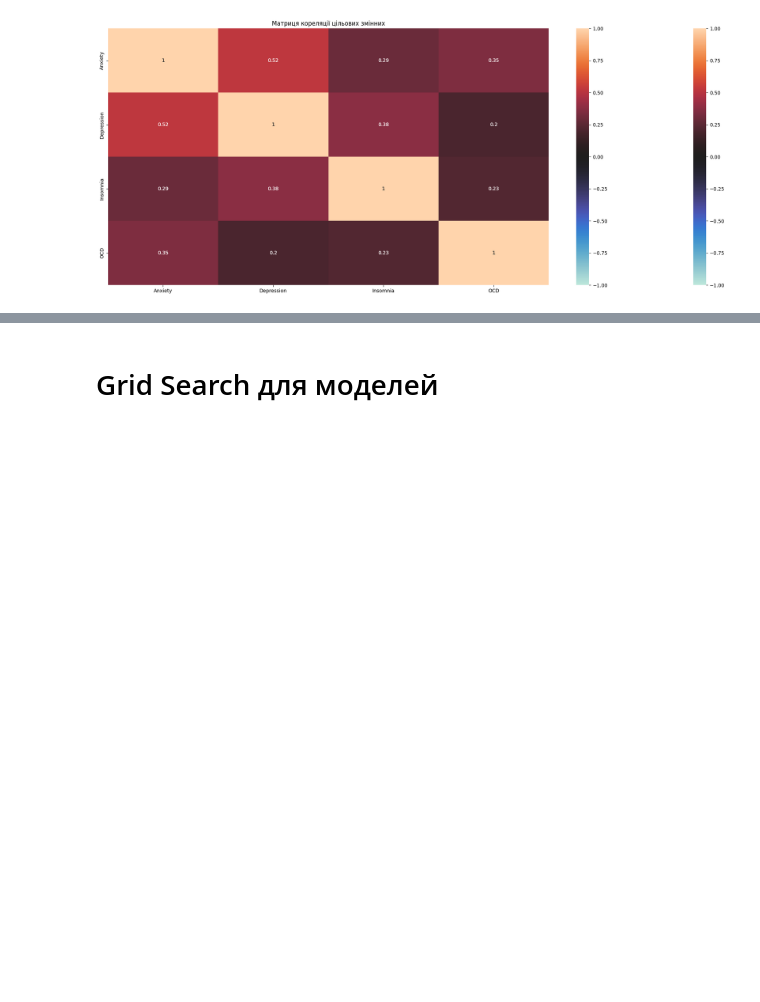
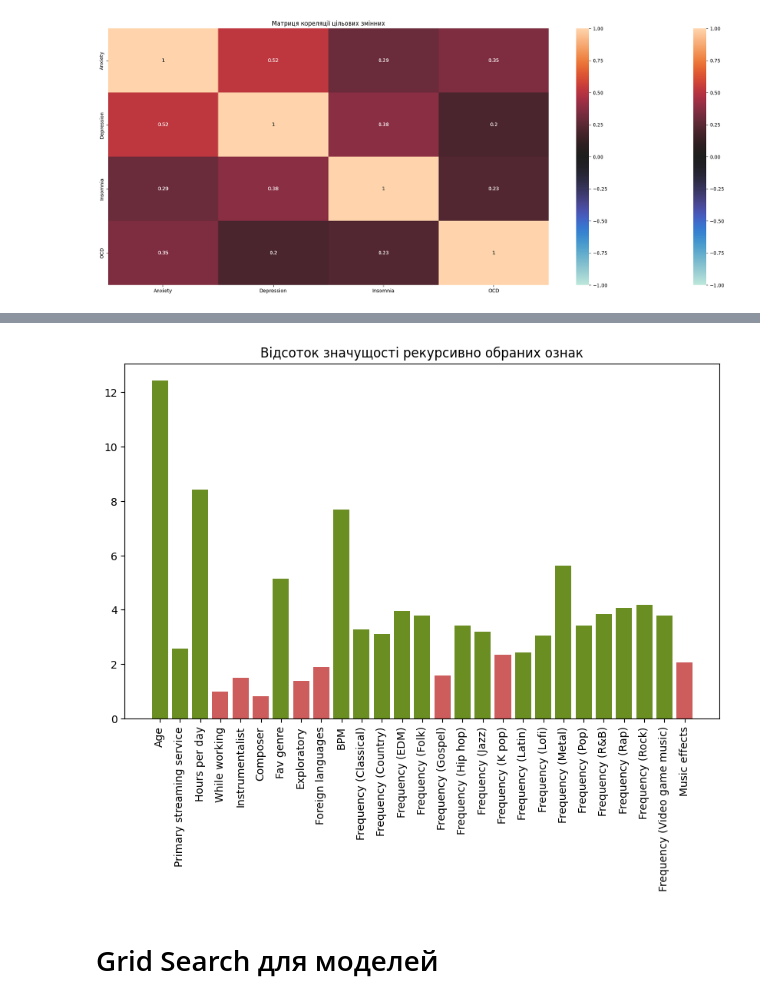
Before and after one commit to kaeobfg/bachelor-thesis, a Jupyter notebook: Code/diploma_lanko.ipynb, the cells around one changed output, grey strips where cells are left out. Saved outputs shown, nothing was run; the diff lists cells and outputs as text; code cells hidden in the pictures; blank space fills up the shorter version.

```diff
--- a/Code/diploma_lanko.ipynb
+++ b/Code/diploma_lanko.ipynb
@@ -564,2 +622,6 @@ y_div_val = y_division(y_val)
+# %%
+X_enc_stand_rec, X_enc_norm_rec = select_features(X_enc_stand_old, X_enc_norm_old, y, mode='rec')
+# %% [output]
+[figure, added]
 # %% [markdown]
 # Grid Search для моделей
```
Also changed, not shown: parts of 49 cells of this notebook.
